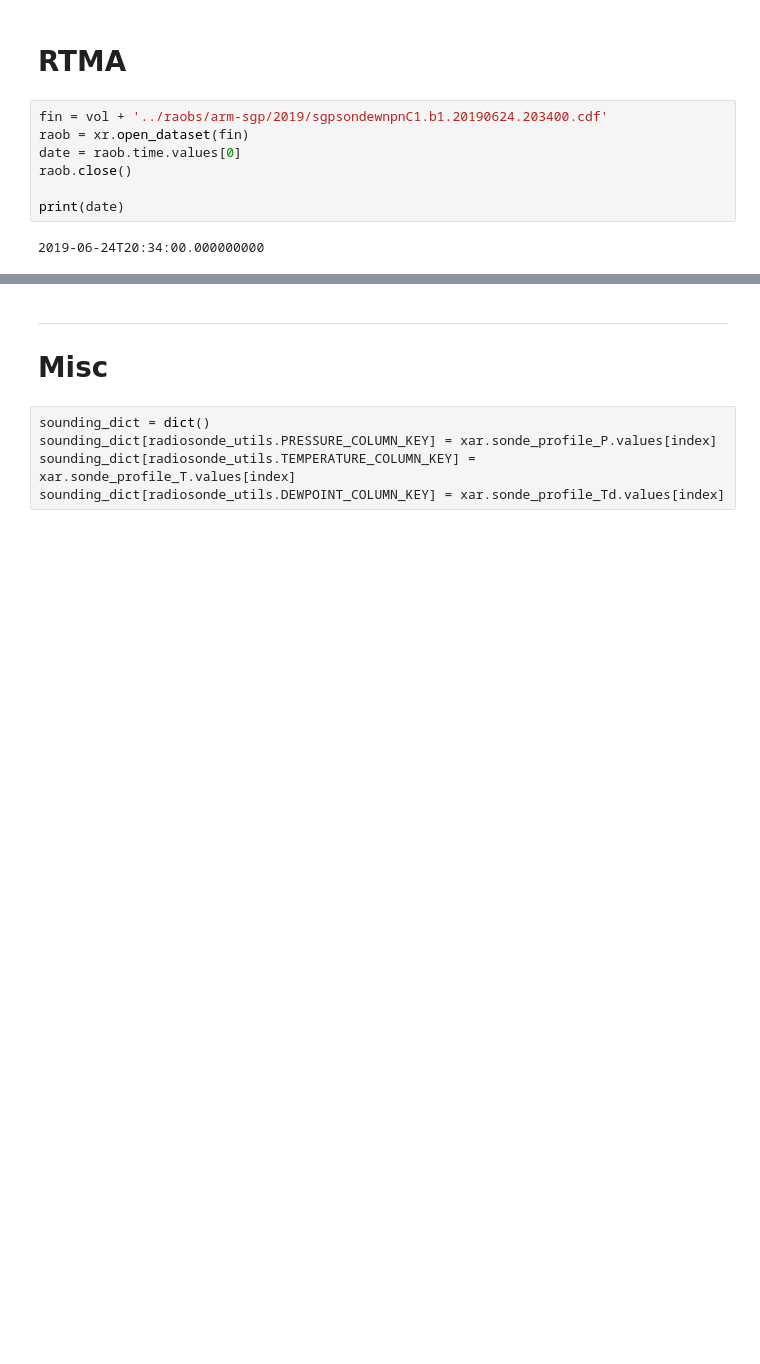
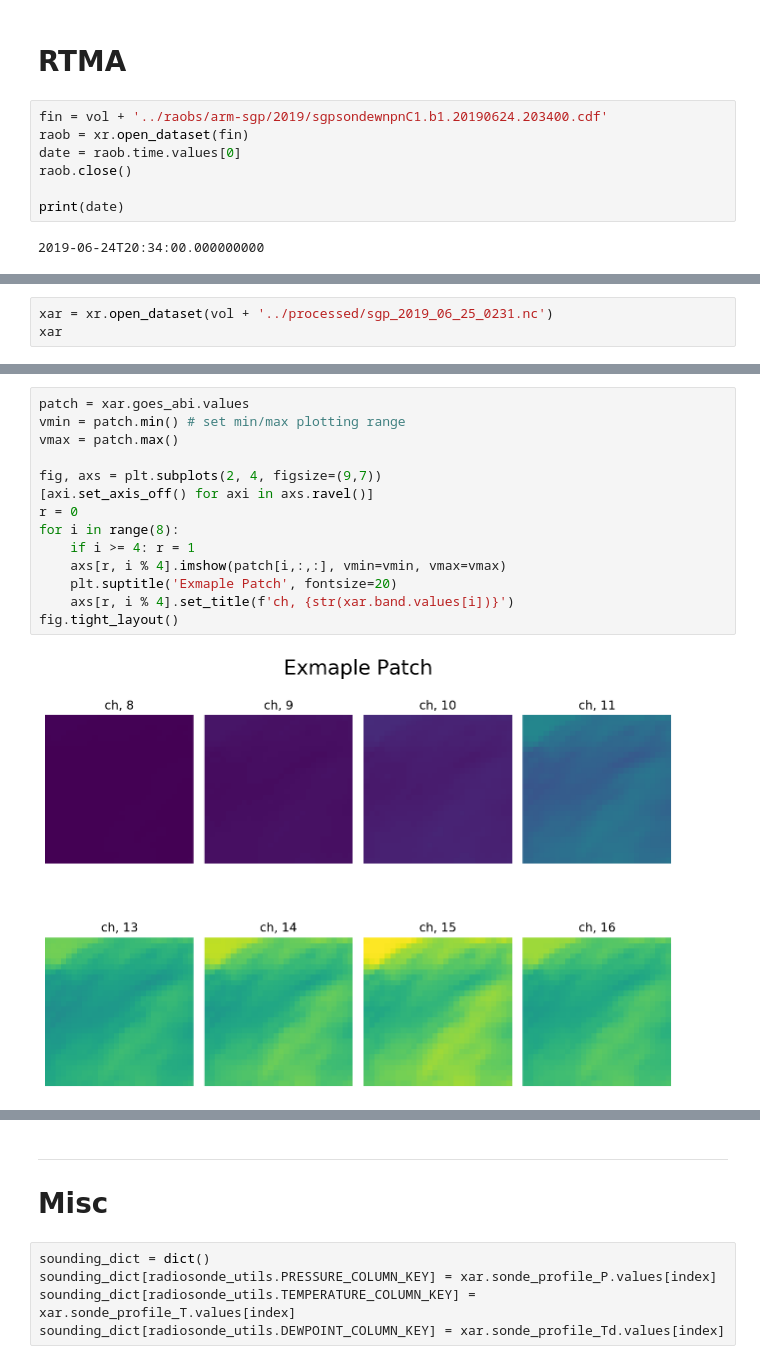
Before and after one commit to stockeh/cira-ml-soundings, a Jupyter notebook: notebooks/data-preprocessing.ipynb, the cells around one changed output, grey strips where cells are left out. Drawn from its saved outputs; the diff is of its cells as text; blank space fills up the shorter version.

```diff
--- a/notebooks/data-preprocessing.ipynb
+++ b/notebooks/data-preprocessing.ipynb
@@ -482,0 +455,3 @@ runtime: 4.479994773864746
+# %%
+xar = xr.open_dataset(vol + '../processed/sgp_2019_06_25_0231.nc')
+xar
@@ -482,0 +476,16 @@ runtime: 4.479994773864746
+# %%
+patch = xar.goes_abi.values
+vmin = patch.min() # set min/max plotting range
+vmax = patch.max()
+
+fig, axs = plt.subplots(2, 4, figsize=(9,7))
+[axi.set_axis_off() for axi in axs.ravel()]
+r = 0
+for i in range(8):
+    if i >= 4: r = 1
+    axs[r, i % 4].imshow(patch[i,:,:], vmin=vmin, vmax=vmax)
+    plt.suptitle('Exmaple Patch', fontsize=20)
+    axs[r, i % 4].set_title(f'ch, {str(xar.band.values[i])}')
+fig.tight_layout()
+# %% [output]
+[figure, added]
```
Also changed, not shown: parts of 9 cells of this notebook, 2 other files.
